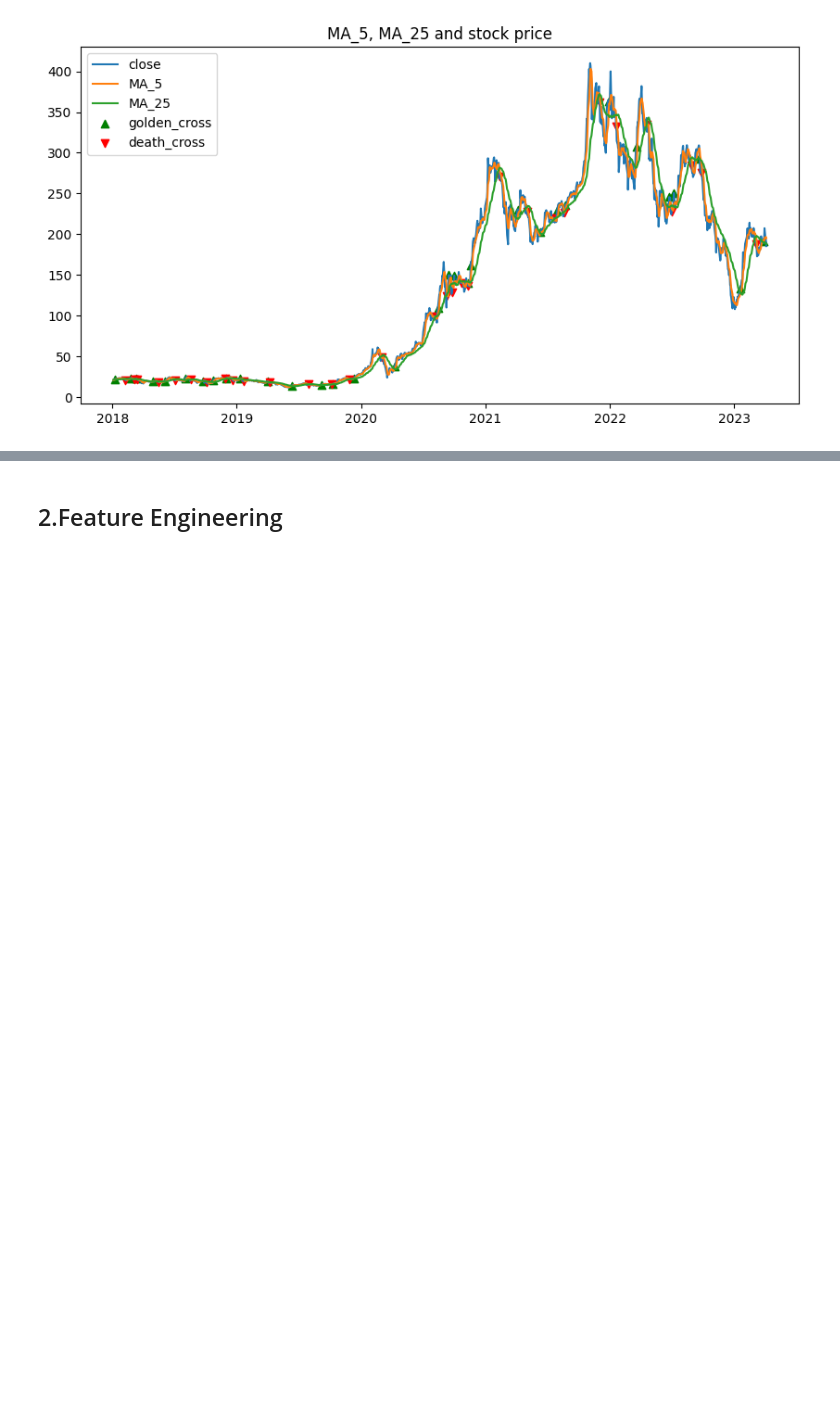
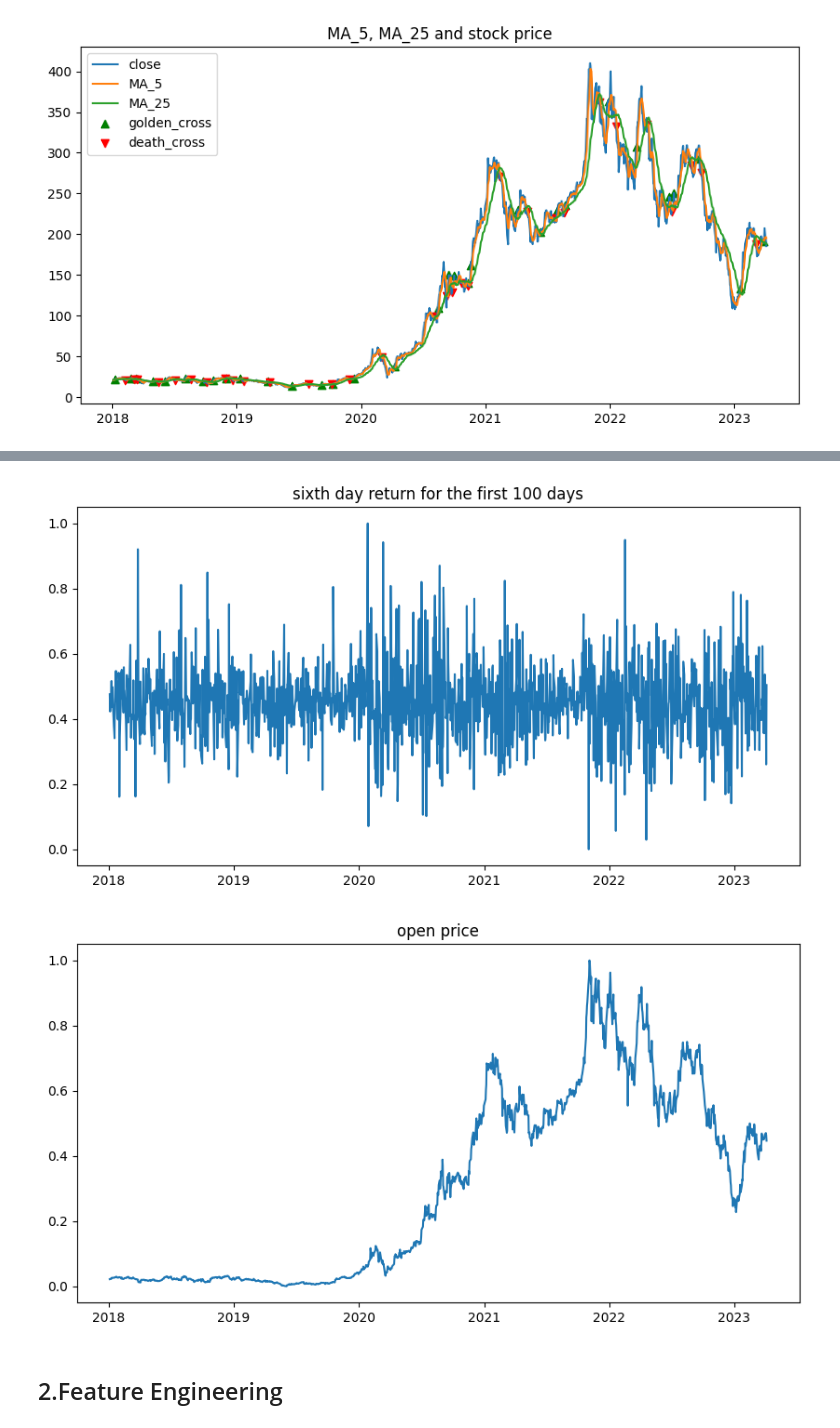
Before and after one commit to Gavin-OP/stat4012-group-project, a Jupyter notebook: code/STAT4012_group_project_code.ipynb, the cells around one changed output, grey strips where cells are left out. Drawn from its saved outputs; the diff is of its cells as text; code cells hidden in the pictures; blank space fills up the shorter version.

```diff
--- a/code/STAT4012_group_project_code.ipynb
+++ b/code/STAT4012_group_project_code.ipynb
@@ -47,6 +63,12 @@ data['golden_cross'] = data['signal'].map({1: 1, 0: 0, -1: 0})
 data['death_cross'] = data['signal'].map({-1: 1, 0: 0, 1: 0})
 data = data.drop(columns=['diff', 'signal']).dropna(how='any')
 print(data[['golden_cross', 'death_cross']].sum())
+
+# move 6th day return to the last column
+data = data[['open', 'close', 'high', 'low', 'daily_trading_value',
+             'daily_trading_volume', 'UBB', 'BollMA', 'LBB', 'MA_5', 'MA_25', 'MACD',
+             'sig_9', 'RSI_14', 'BollW ', 'precent_B', 'BIAS', 'ROC_1',
+             'golden_cross', 'death_cross', 'sixth_day_return']]
 
 # plot MA_5 and MA_25 and stock price and golden cross and death cross as beautiful points, change a plot style
 plt.figure(figsize=(10, 5))
@@ -147,3 +178,19 @@ date
+# %%
+# plot 6th day return for the first 100 days
+plt.figure(figsize=(10, 5))
+plt.plot(data['sixth_day_return'])
+plt.title('sixth day return for the first 100 days')
+plt.show()
+
+
+# plot open price
+plt.figure(figsize=(10, 5))
+plt.plot(data['open'])
+plt.title('open price')
+plt.show()
+# %% [output]
+[figure, added]
+[figure, added]
 # %% [markdown]
 ## 2.Feature Engineering
 # %% [markdown]
```
Also changed, not shown: parts of 34 cells of this notebook, 1 other file.
